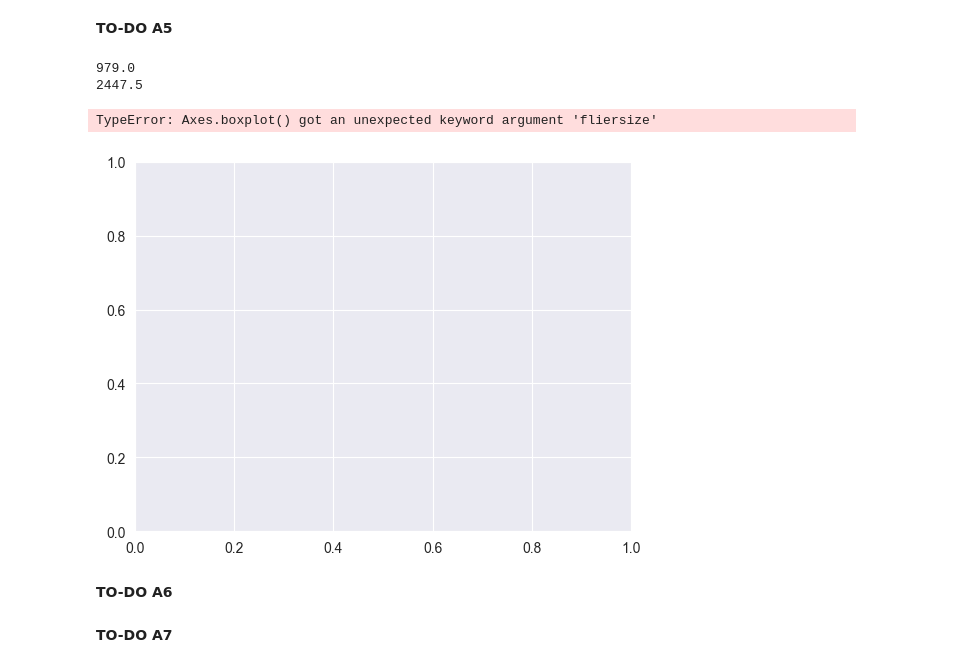
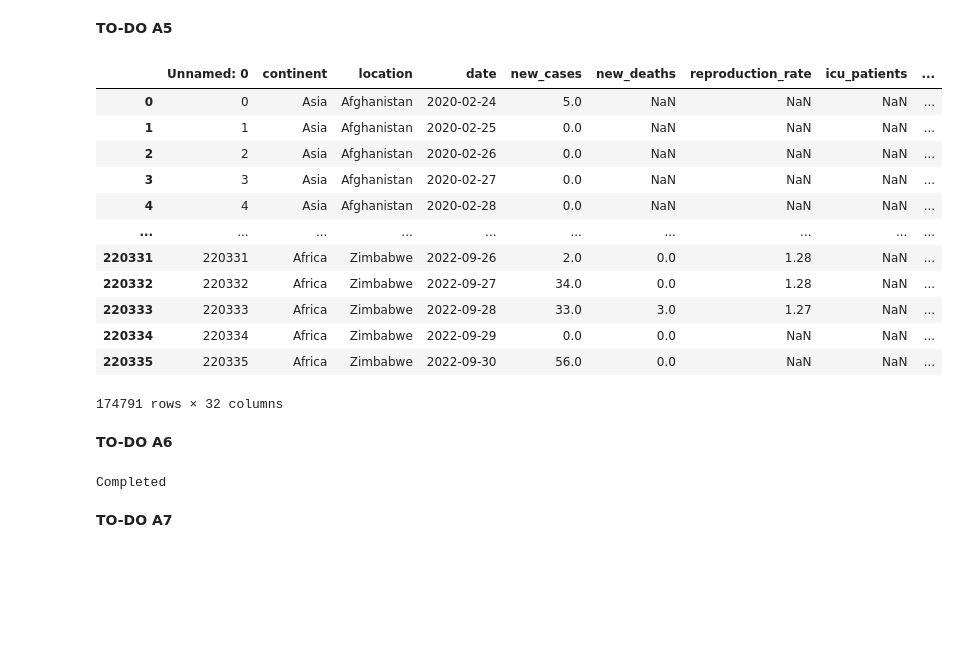
Before and after one commit to DrAlexWild/Data_Science, a Jupyter notebook: DS-project-fase-a1.ipynb, the cells around one changed output. Drawn from its saved outputs; the diff is of its cells as text; code cells hidden in the pictures; blank space fills up the shorter version.

Commit message:
added a7 a8, fixed removed outliers

```diff
--- a/DS-project-fase-a1.ipynb
+++ b/DS-project-fase-a1.ipynb
@@ -157,39 +157,49 @@ get_basic_plots("Portugal", "new_cases", 0)
 # %%
 # create function to remove outliers using the 1.5*IQR method
 
 # Your code here
 
 def remove_outliers(df_in, col_name):
     q1 = df_in[col_name].quantile(0.25)
     q3 = df_in[col_name].quantile(0.75)
     iqr = q3-q1 #Interquartile range
-    print(iqr)
+    #print(iqr)
     to_low  = q1-1.5*iqr
     to_high = q3+1.5*iqr
-    print(to_high)
+    #print(to_high)
     df_out = df_in.loc[(df_in[col_name] > to_low) & (df_in[col_name] < to_high)]
 
-    #testing_box_plot
+    """#testing_box_plot
     df_y = df_out.loc[df_out["location"] == "Portugal"]
-    df_y.boxplot(column="new_cases", fliersize=0)
+    df_y.boxplot(column="new_cases")
     #a razão pela qual mostra outliers na imagem é porque estamos a gerar um novo graph em que para aqueles percentiles
-    #existem novos valores para outliers
+    #existem novos valores para outliers"""
 
     return df_out
 
 remove_outliers(df, "new_cases")
 # %% [output]
+|  | Unnamed: 0 | continent | location | date | new_cases | new_deaths | reproduction_rate | icu_patients | ... |
+| 0 | 0 | Asia | Afghanistan | 2020-02-24 | 5.0 | NaN | NaN | NaN | ... |
+| 1 | 1 | Asia | Afghanistan | 2020-02-25 | 0.0 | NaN | NaN | NaN | ... |
+| 2 | 2 | Asia | Afghanistan | 2020-02-26 | 0.0 | NaN | NaN | NaN | ... |
+| 3 | 3 | Asia | Afghanistan | 2020-02-27 | 0.0 | NaN | NaN | NaN | ... |
+| 4 | 4 | Asia | Afghanistan | 2020-02-28 | 0.0 | NaN | NaN | NaN | ... |
+| ... | ... | ... | ... | ... | ... | ... | ... | ... | ... |
+| 220331 | 220331 | Africa | Zimbabwe | 2022-09-26 | 2.0 | 0.0 | 1.28 | NaN | ... |
+| 220332 | 220332 | Africa | Zimbabwe | 2022-09-27 | 34.0 | 0.0 | 1.28 | NaN | ... |
+| 220333 | 220333 | Africa | Zimbabwe | 2022-09-28 | 33.0 | 3.0 | 1.27 | NaN | ... |
+| 220334 | 220334 | Africa | Zimbabwe | 2022-09-29 | 0.0 | 0.0 | NaN | NaN | ... |
+| 220335 | 220335 | Africa | Zimbabwe | 2022-09-30 | 56.0 | 0.0 | NaN | NaN | ... |
-979.0
-2447.5
+174791 rows × 32 columns
-TypeError: Axes.boxplot() got an unexpected keyword argument 'fliersize'
-[figure, removed]
 # %% [markdown]
 **TO-DO A6**
 # %%
 # edit function created in A4 so that the argument opt is used to remove outliers (or not)
 # following instructions in the handout. Edit your code in the TO-DO A4 cell
 
-def get_basic_plots(country, var, opt):
+def get_basic_plots(country, var, ops):
+    df_y = df
     if ops == False:
         df_y = df.loc[df["location"] == country]
         df_y.hist(column=var, bins=20)
@@ -201,7 +211,7 @@ def get_basic_plots(country, var, opt):
         plt.savefig(f"{country}-{var}-boxplot.png")
         plt.close()
     else:
-        fixed.boxplot(x= remove_outliers(df_xlast6months_country,var)[var])
+        df_y = remove_outliers(df_y, var)
         df_y = df.loc[df["location"] == country]
         df_y.hist(column=var, bins=20)
         plt.savefig(f"{country}-{var}-histogram.png")
@@ -211,6 +221,15 @@ def get_basic_plots(country, var, opt):
         df_y.boxplot(column=var)
         plt.savefig(f"{country}-{var}-boxplot.png")
         plt.close()
+
+
+get_basic_plots("Afghanistan", "new_deaths", False)
+get_basic_plots("Afghanistan", "new_deaths", True)
+
+
+print("Completed")
+# %% [output]
+Completed
 # %% [markdown]
 **TO-DO A7**
 # %% [markdown]
```
Also changed, not shown: parts of 2 cells of this notebook.
